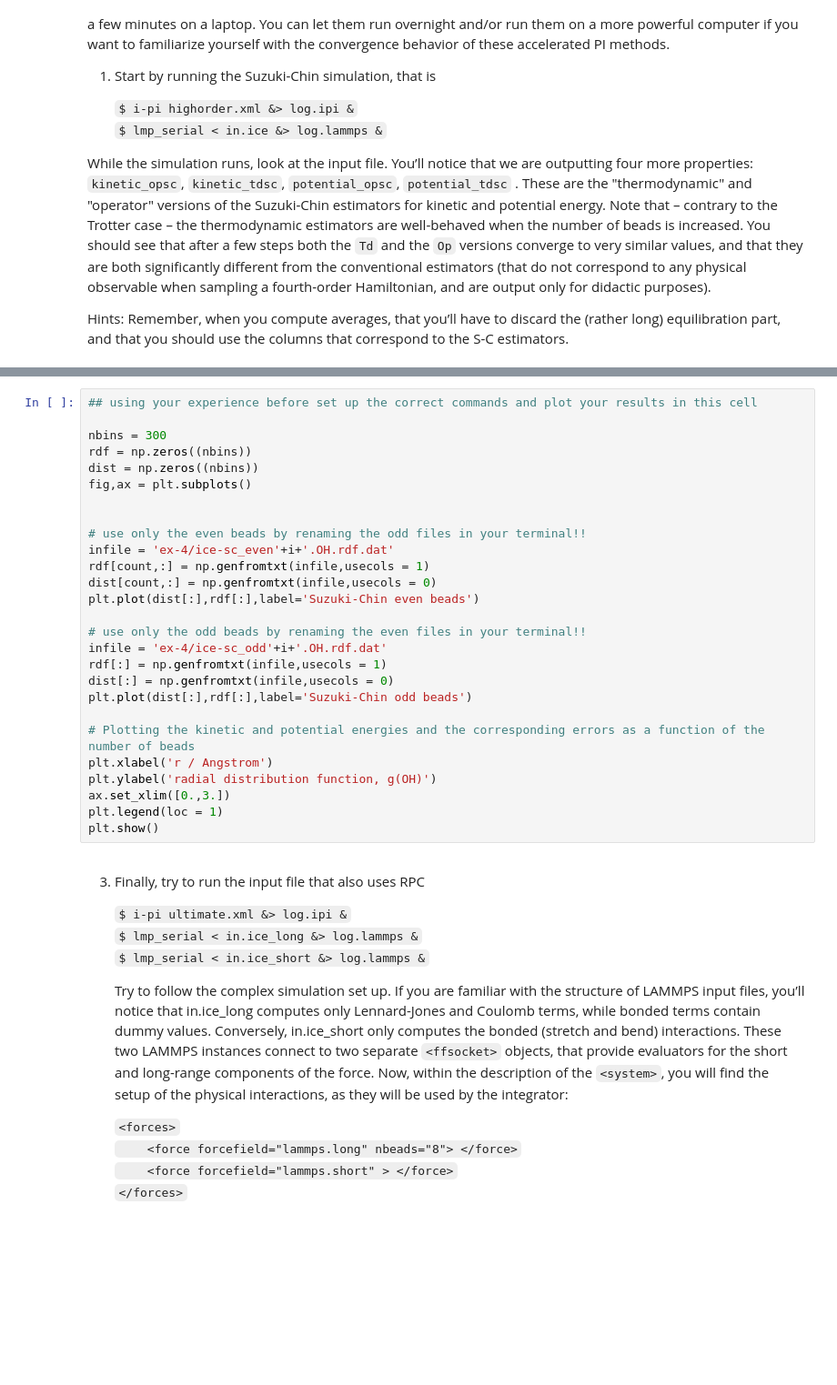
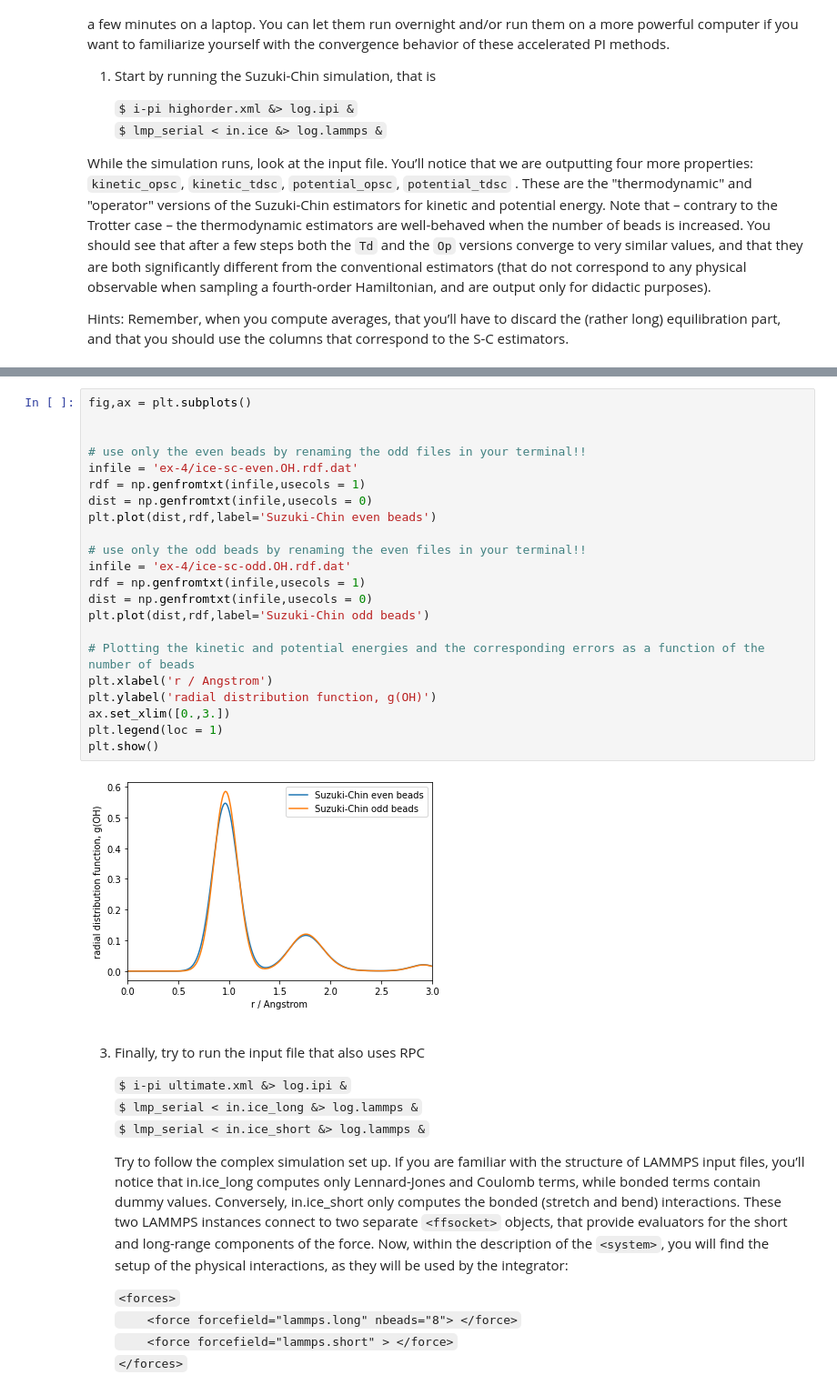
Before and after one commit to i-pi/tutorials-schools, a Jupyter notebook: day-2/day-2.ipynb, the cells around one changed output, grey strips where cells are left out. Shown: that part at 91% size. Cells and saved outputs as stored; diff of their text form; blank space fills up the shorter version.

```diff
--- a/day-2/day-2.ipynb
+++ b/day-2/day-2.ipynb
@@ -393,30 +432,27 @@ You can try to compute RDFs for even and odd beads separately, and verify that t
 # %%
-## using your experience before set up the correct commands and plot your results in this cell
-
-nbins = 300
-rdf = np.zeros((nbins))
-dist = np.zeros((nbins))
 fig,ax = plt.subplots()
 
 
 # use only the even beads by renaming the odd files in your terminal!!
-infile = 'ex-4/ice-sc_even'+i+'.OH.rdf.dat'
-rdf[count,:] = np.genfromtxt(infile,usecols = 1)
-dist[count,:] = np.genfromtxt(infile,usecols = 0)
-plt.plot(dist[:],rdf[:],label='Suzuki-Chin even beads')
+infile = 'ex-4/ice-sc-even.OH.rdf.dat'
+rdf = np.genfromtxt(infile,usecols = 1)
+dist = np.genfromtxt(infile,usecols = 0)
+plt.plot(dist,rdf,label='Suzuki-Chin even beads')
 
 # use only the odd beads by renaming the even files in your terminal!!
-infile = 'ex-4/ice-sc_odd'+i+'.OH.rdf.dat'
-rdf[:] = np.genfromtxt(infile,usecols = 1)
-dist[:] = np.genfromtxt(infile,usecols = 0)
-plt.plot(dist[:],rdf[:],label='Suzuki-Chin odd beads')
+infile = 'ex-4/ice-sc-odd.OH.rdf.dat'
+rdf = np.genfromtxt(infile,usecols = 1)
+dist = np.genfromtxt(infile,usecols = 0)
+plt.plot(dist,rdf,label='Suzuki-Chin odd beads')
 
 # Plotting the kinetic and potential energies and the corresponding errors as a function of the number of beads
 plt.xlabel('r / Angstrom')
 plt.ylabel('radial distribution function, g(OH)')
 ax.set_xlim([0.,3.])
 plt.legend(loc = 1)
 plt.show()
+# %% [output]
+[figure, added]
 # %% [markdown]
 3. Finally, try to run the input file that also uses RPC
 
```
Also changed, not shown: parts of 8 cells of this notebook.
